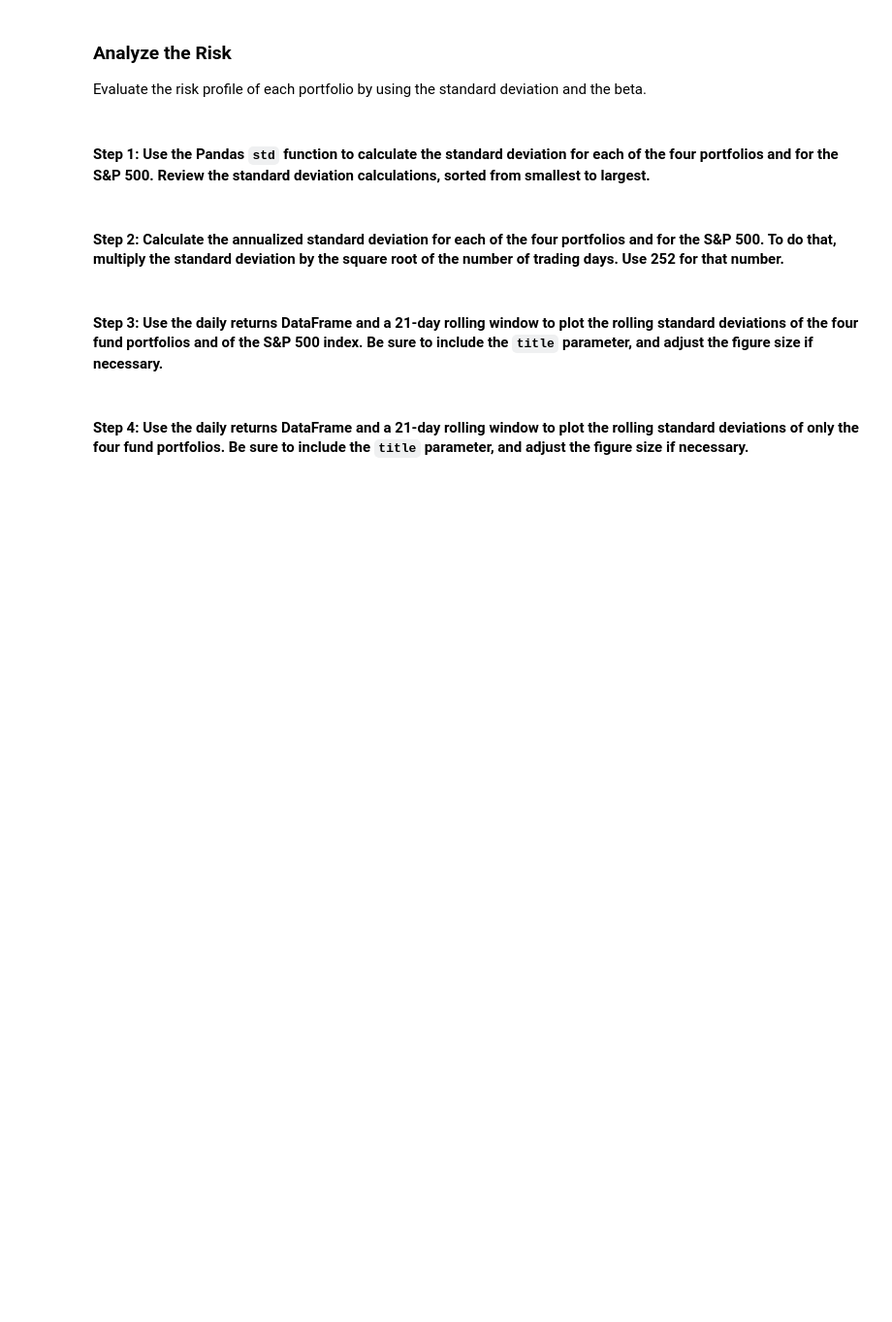
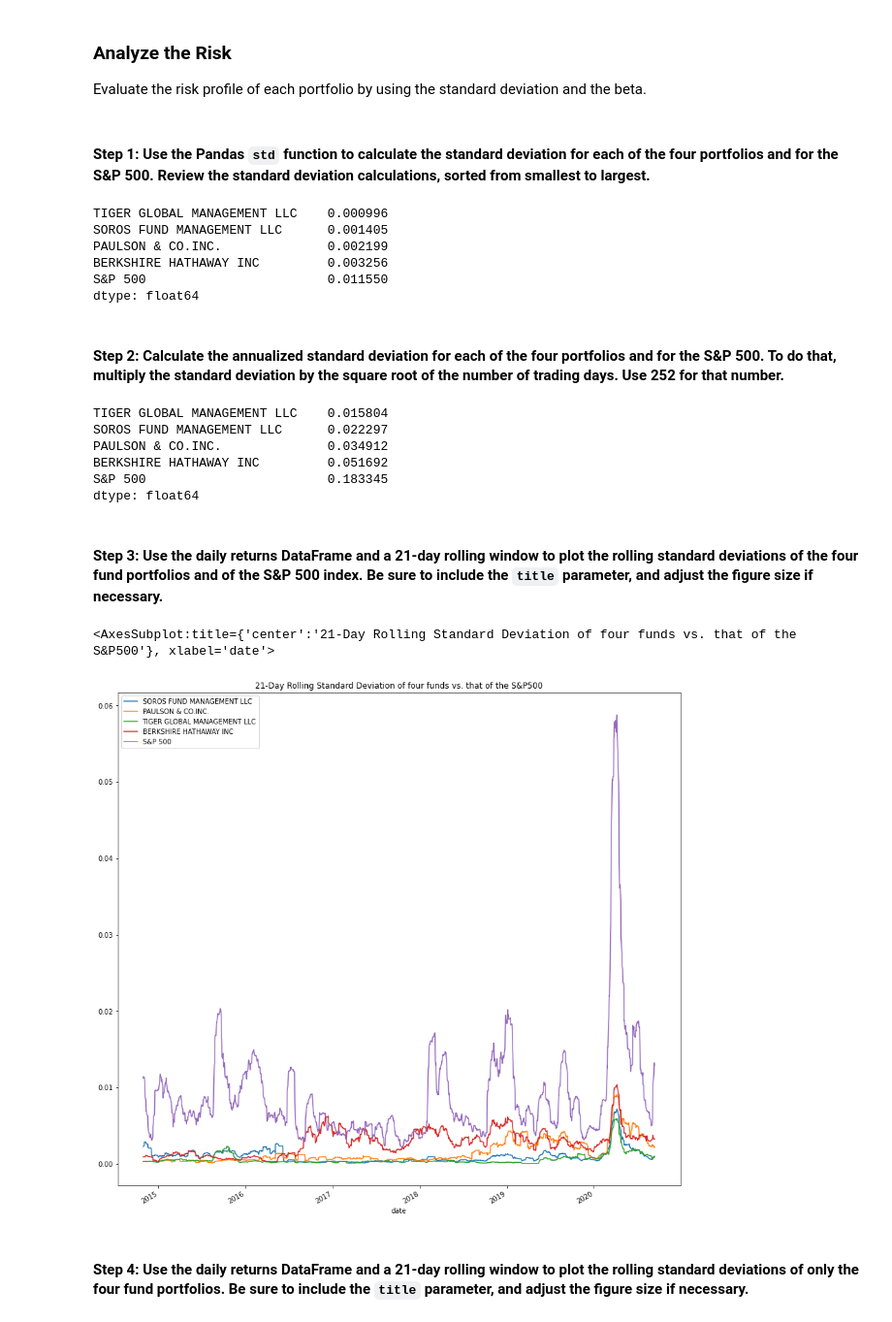
Before and after one commit to tosulai2/Investment-Portfolio-Risk-Return-Analysis, a Jupyter notebook: risk_return_analysis.ipynb, the cells around one changed output. Shown at 97% size. Saved outputs shown, nothing was run; the diff lists cells and outputs as text; code cells hidden in the pictures; blank space fills up the shorter version.

```diff
--- a/risk_return_analysis.ipynb
+++ b/risk_return_analysis.ipynb
@@ -251,19 +252,50 @@ Evaluate the risk profile of each portfolio by using the standard deviation and
 # Calculate and sort the standard deviation for all 4 portfolios and the S&P 500
 # Review the standard deviations sorted smallest to largest
 # YOUR CODE HERE
+# soros_std = daily_returns['SOROS FUND MANAGEMENT LLC'].std()
+# paulson_std = daily_returns['PAULSON & CO.INC.'].std()
+# tiger_std = daily_returns['TIGER GLOBAL MANAGEMENT LLC'].std()
+# berkshire_std = daily_returns['BERKSHIRE HATHAWAY INC'].std()
+# sp500_std = daily_returns['S&P 500'].std()
+standard_deviation = daily_returns.std()
+standard_deviation_sorted = standard_deviation.sort_values()
+
+standard_deviation_sorted
+# %% [output]
+TIGER GLOBAL MANAGEMENT LLC    0.000996
+SOROS FUND MANAGEMENT LLC      0.001405
+PAULSON & CO.INC.              0.002199
+BERKSHIRE HATHAWAY INC         0.003256
+S&P 500                        0.011550
+dtype: float64
 # %% [markdown]
 #### Step 2: Calculate the annualized standard deviation for each of the four portfolios and for the S&P 500. To do that, multiply the standard deviation by the square root of the number of trading days. Use 252 for that number.
 # %%
 # Calculate and sort the annualized standard deviation (252 trading days) of the 4 portfolios and the S&P 500
 # Review the annual standard deviations smallest to largest
 # YOUR CODE HERE
+annualized_standard_deviation = standard_deviation * np.sqrt(252)
+annualized_standard_deviation_sorted = annualized_standard_deviation.sort_values()
+
+annualized_standard_deviation_sorted
+# %% [output]
+TIGER GLOBAL MANAGEMENT LLC    0.015804
+SOROS FUND MANAGEMENT LLC      0.022297
+PAULSON & CO.INC.              0.034912
+BERKSHIRE HATHAWAY INC         0.051692
+S&P 500                        0.183345
+dtype: float64
 # %% [markdown]
 #### Step 3: Use the daily returns DataFrame and a 21-day rolling window to plot the rolling standard deviations of the four fund portfolios and of the S&P 500 index. Be sure to include the `title` parameter, and adjust the figure size if necessary.
 # %%
 # Using the daily returns DataFrame and a 21-day rolling window,
 # plot the rolling standard deviation of the 4 portfolios and the S&P 500
 # Include a title parameter and adjust the figure size
 # YOUR CODE HERE
+daily_returns.rolling(window=21).std().plot(figsize=(15,15), title="21-Day Rolling Standard Deviation of four funds vs. that of the S&P500")
+# %% [output]
+<AxesSubplot:title={'center':'21-Day Rolling Standard Deviation of four funds vs. that of the S&P500'}, xlabel='date'>
+[figure, added]
 # %% [markdown]
 #### Step 4: Use the daily returns DataFrame and a 21-day rolling window to plot the rolling standard deviations of only the four fund portfolios. Be sure to include the `title` parameter, and adjust the figure size if necessary.
 # %%
```
Also changed, not shown: parts of 5 cells of this notebook.
